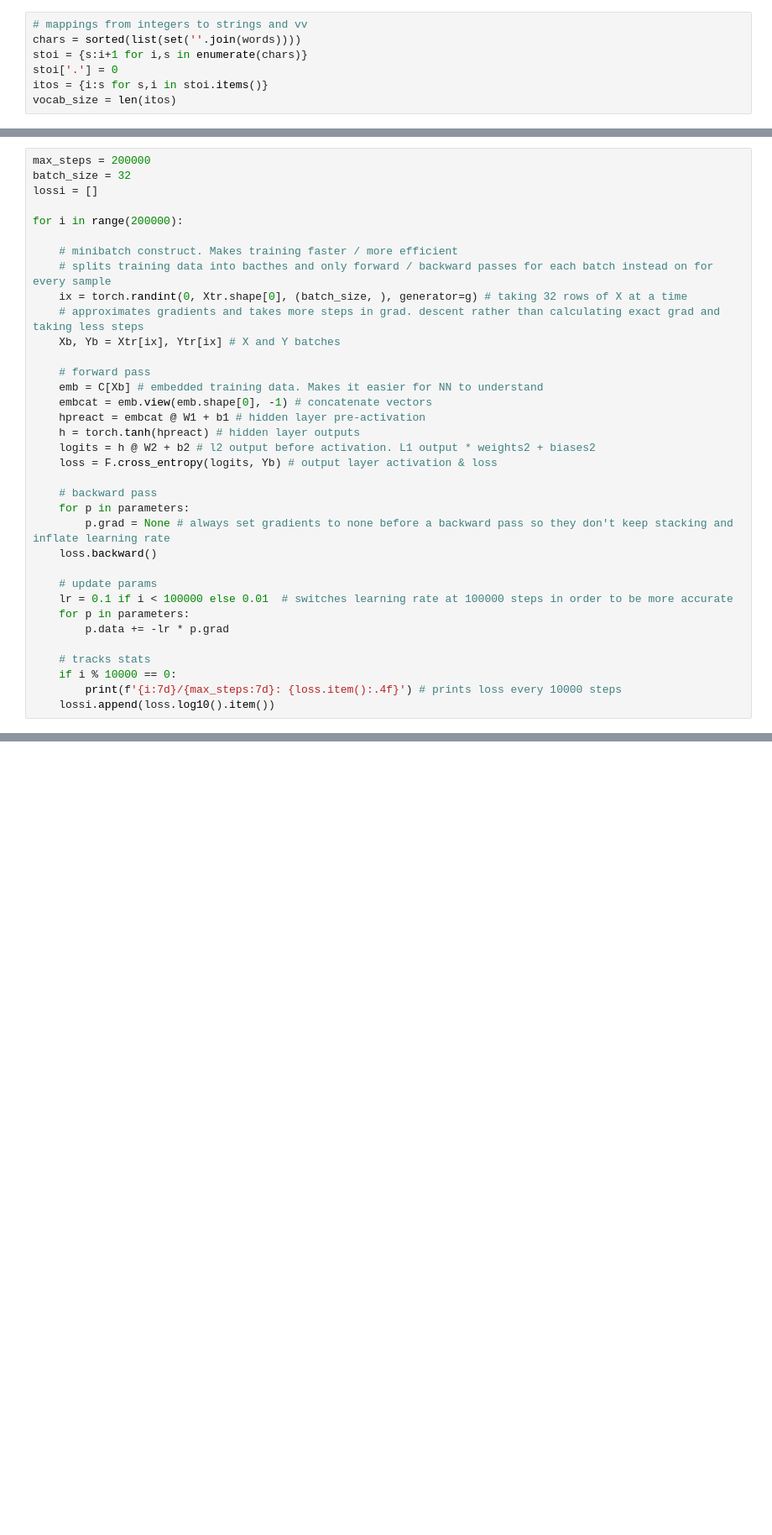
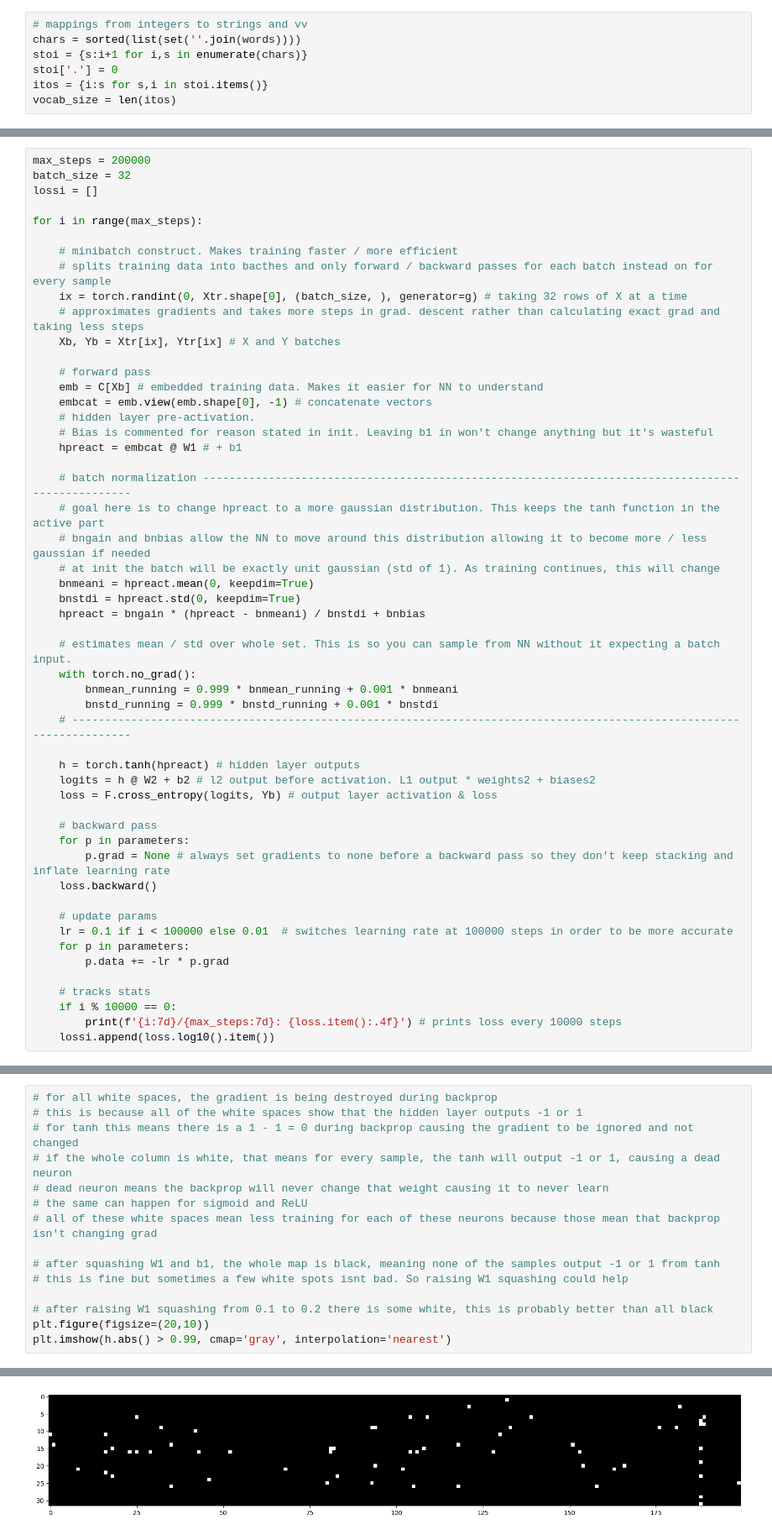
Before and after one commit to NJT5401/AI, a Jupyter notebook: Makemore/makemore pt.3.ipynb, the cells around one changed output, grey strips where cells are left out. Shown: that part at 84% size. Drawn from its saved outputs; the diff is of its cells as text; blank space fills up the shorter version.

Commit message:
makemore batchnorm/activations -- from work laptop

```diff
--- a/Makemore/makemore pt.3.ipynb
+++ b/Makemore/makemore pt.3.ipynb
@@ -98,7 +83,7 @@ max_steps = 200000
 batch_size = 32
 lossi = []
 
-for i in range(200000):
+for i in range(max_steps):
 
     # minibatch construct. Makes training faster / more efficient
     # splits training data into bacthes and only forward / backward passes for each batch instead on for every sample
@@ -109,7 +94,24 @@ for i in range(200000):
     # forward pass
     emb = C[Xb] # embedded training data. Makes it easier for NN to understand
     embcat = emb.view(emb.shape[0], -1) # concatenate vectors
-    hpreact = embcat @ W1 + b1 # hidden layer pre-activation
+    # hidden layer pre-activation.
+    # Bias is commented for reason stated in init. Leaving b1 in won't change anything but it's wasteful
+    hpreact = embcat @ W1 # + b1
+
+    # batch normalization -------------------------------------------------------------------------------------------------
+    # goal here is to change hpreact to a more gaussian distribution. This keeps the tanh function in the active part
+    # bngain and bnbias allow the NN to move around this distribution allowing it to become more / less gaussian if needed
+    # at init the batch will be exactly unit gaussian (std of 1). As training continues, this will change
+    bnmeani = hpreact.mean(0, keepdim=True)
+    bnstdi = hpreact.std(0, keepdim=True)
+    hpreact = bngain * (hpreact - bnmeani) / bnstdi + bnbias
+
+    # estimates mean / std over whole set. This is so you can sample from NN without it expecting a batch input.
+    with torch.no_grad():
+        bnmean_running = 0.999 * bnmean_running + 0.001 * bnmeani
+        bnstd_running = 0.999 * bnstd_running + 0.001 * bnstdi
+    # ---------------------------------------------------------------------------------------------------------------------
+
     h = torch.tanh(hpreact) # hidden layer outputs
     logits = h @ W2 + b2 # l2 output before activation. L1 output * weights2 + biases2
     loss = F.cross_entropy(logits, Yb) # output layer activation & loss
@@ -156,0 +161,16 @@ plt.plot(lossi) # plots loss over steps
+# %%
+# for all white spaces, the gradient is being destroyed during backprop
+# this is because all of the white spaces show that the hidden layer outputs -1 or 1
+# for tanh this means there is a 1 - 1 = 0 during backprop causing the gradient to be ignored and not changed
+# if the whole column is white, that means for every sample, the tanh will output -1 or 1, causing a dead neuron
+# dead neuron means the backprop will never change that weight causing it to never learn
+# the same can happen for sigmoid and ReLU
+# all of these white spaces mean less training for each of these neurons because those mean that backprop isn't changing grad
+
+# after squashing W1 and b1, the whole map is black, meaning none of the samples output -1 or 1 from tanh
+# this is fine but sometimes a few white spots isnt bad. So raising W1 squashing could help
+
+# after raising W1 squashing from 0.1 to 0.2 there is some white, this is probably better than all black
+plt.figure(figsize=(20,10))
+plt.imshow(h.abs() > 0.99, cmap='gray', interpolation='nearest')
+# %% [output]
@@ -156,0 +178 @@ plt.plot(lossi) # plots loss over steps
+[figure, added]
```
Also changed, not shown: parts of 17 cells of this notebook.
